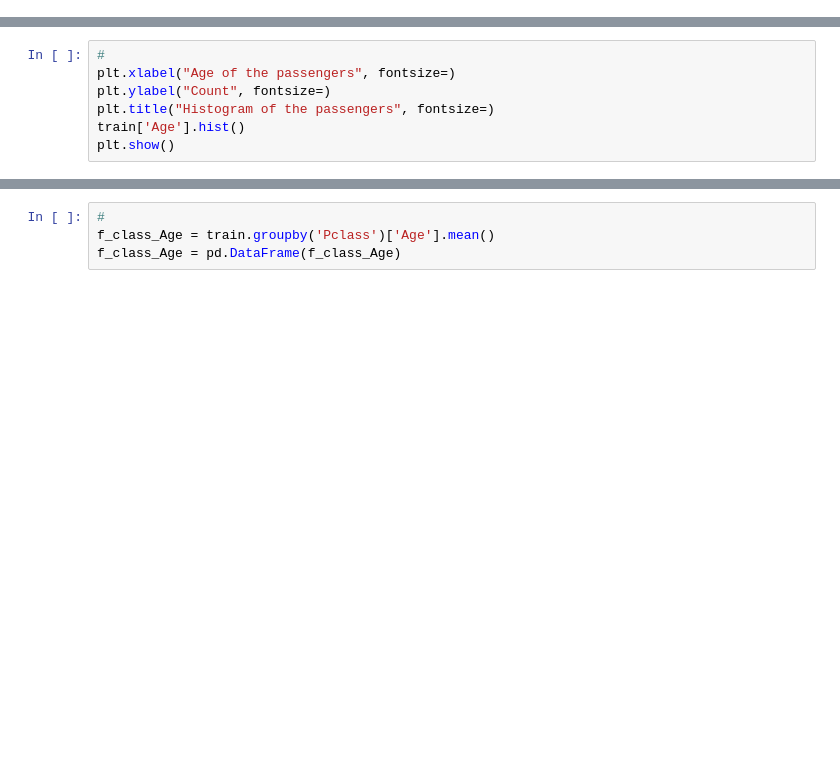
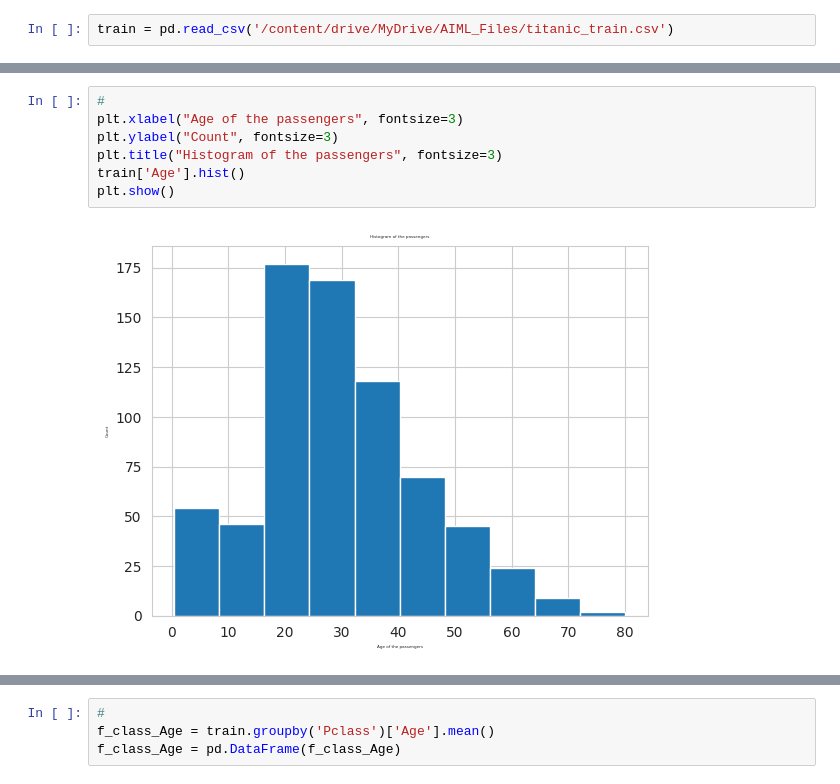
Before and after one commit to 2403A51L03/AIML_2025, a Jupyter notebook: LAB_5.ipynb, the cells around one changed output, grey strips where cells are left out. Drawn from its saved outputs; the diff is of its cells as text; blank space fills up the shorter version.

```diff
--- a/LAB_5.ipynb
+++ b/LAB_5.ipynb
@@ -16,3 +17,5 @@ FileNotFoundError: [Errno 2] No such file or directory: 'titanic_train.csv'
+# %%
+train = pd.read_csv('/content/drive/MyDrive/AIML_Files/titanic_train.csv')
 # %%
 # Exploratory data analysis
 train.info(verbose=True)
@@ -61,10 +137,12 @@ plt.show()
 # %%
 #
-plt.xlabel("Age of the passengers", fontsize=)
-plt.ylabel("Count", fontsize=)
-plt.title("Histogram of the passengers", fontsize=)
+plt.xlabel("Age of the passengers", fontsize=3)
+plt.ylabel("Count", fontsize=3)
+plt.title("Histogram of the passengers", fontsize=3)
 train['Age'].hist()
 plt.show()
+# %% [output]
+[figure, added]
 # %%
 #
 plt.figure(figsize=(12, 10))
```
Also changed, not shown: parts of 12 cells of this notebook.
